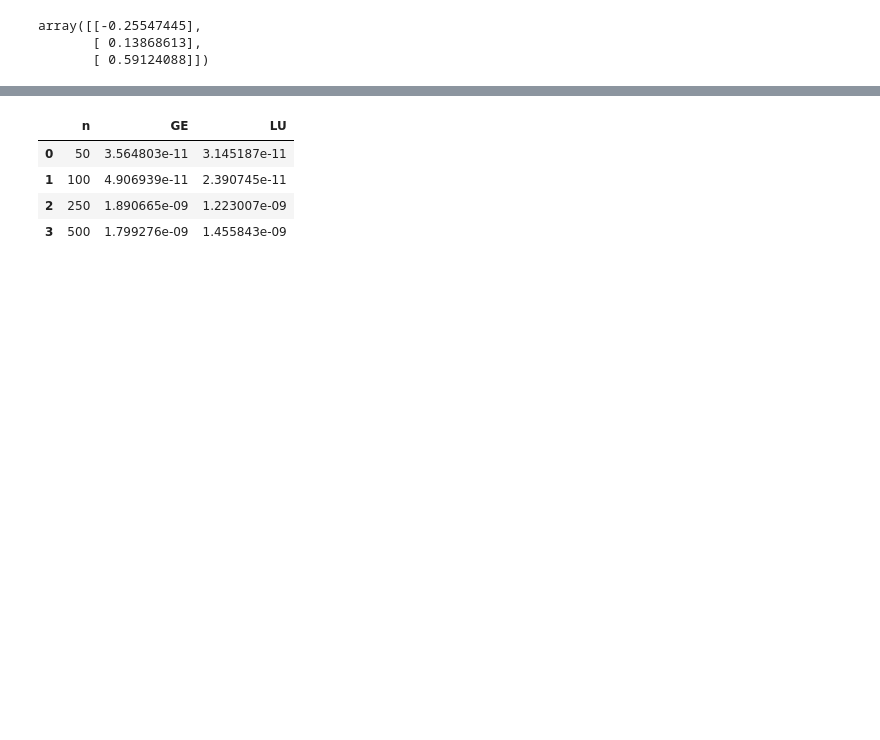
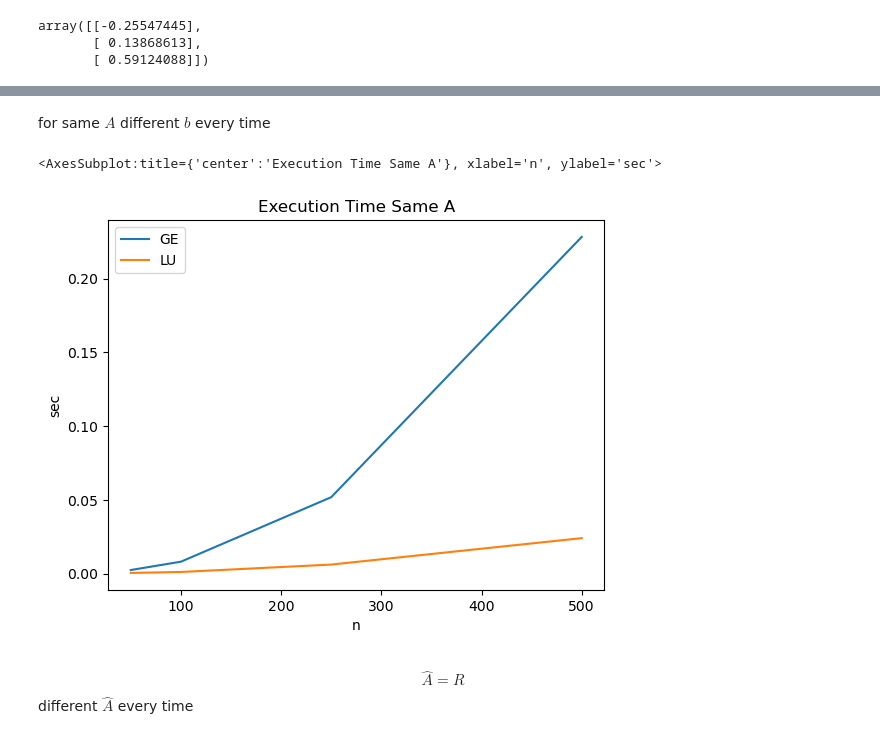
Before and after one commit to EYH0602/csnum, a Jupyter notebook: doc/report2.ipynb, the cells around one changed output, grey strips where cells are left out. Drawn from its saved outputs; the diff is of its cells as text; code cells hidden in the pictures; blank space fills up the shorter version.

```diff
--- a/doc/report2.ipynb
+++ b/doc/report2.ipynb
@@ -166,13 +157,20 @@ ts = list(zip(*map(partial(get_err_R, m=10), ns)))
-# %%
-err_df_R = pd.DataFrame({
-    "n": ns,
-    "GE": ts[0],
-    "LU": ts[1],
-})
-err_df_R
-# %% [output]
-|  | n | GE | LU |
-| 0 | 50 | 3.564803e-11 | 3.145187e-11 |
-| 1 | 100 | 4.906939e-11 | 2.390745e-11 |
-| 2 | 250 | 1.890665e-09 | 1.223007e-09 |
-| 3 | 500 | 1.799276e-09 | 1.455843e-09 |
+# %% [markdown]
+for same $A$ different $b$ every time
+# %%
+_, exec_time_same_A = test(ns, changeA=False)
+# %%
+exec_time_same_A.plot(
+    x="n",
+    y=["GE", "LU"],
+    title="Execution Time Same A",
+    legend=True,
+    ylabel="sec",
+)
+# %% [output]
+<AxesSubplot:title={'center':'Execution Time Same A'}, xlabel='n', ylabel='sec'>
+[figure, added]
+# %% [markdown]
+$$
+\hat{A} = R
+$$
+different $\hat{A}$ every time
```
Also changed, not shown: parts of 17 cells of this notebook, 1 other file.
